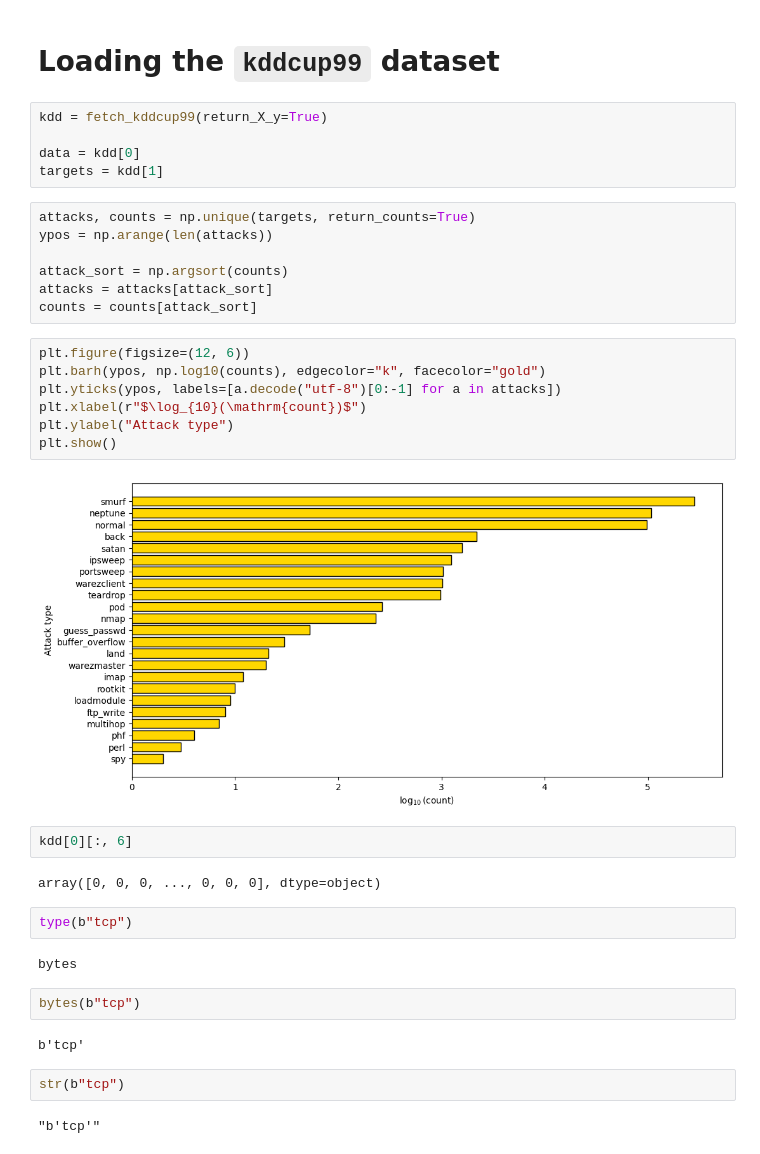
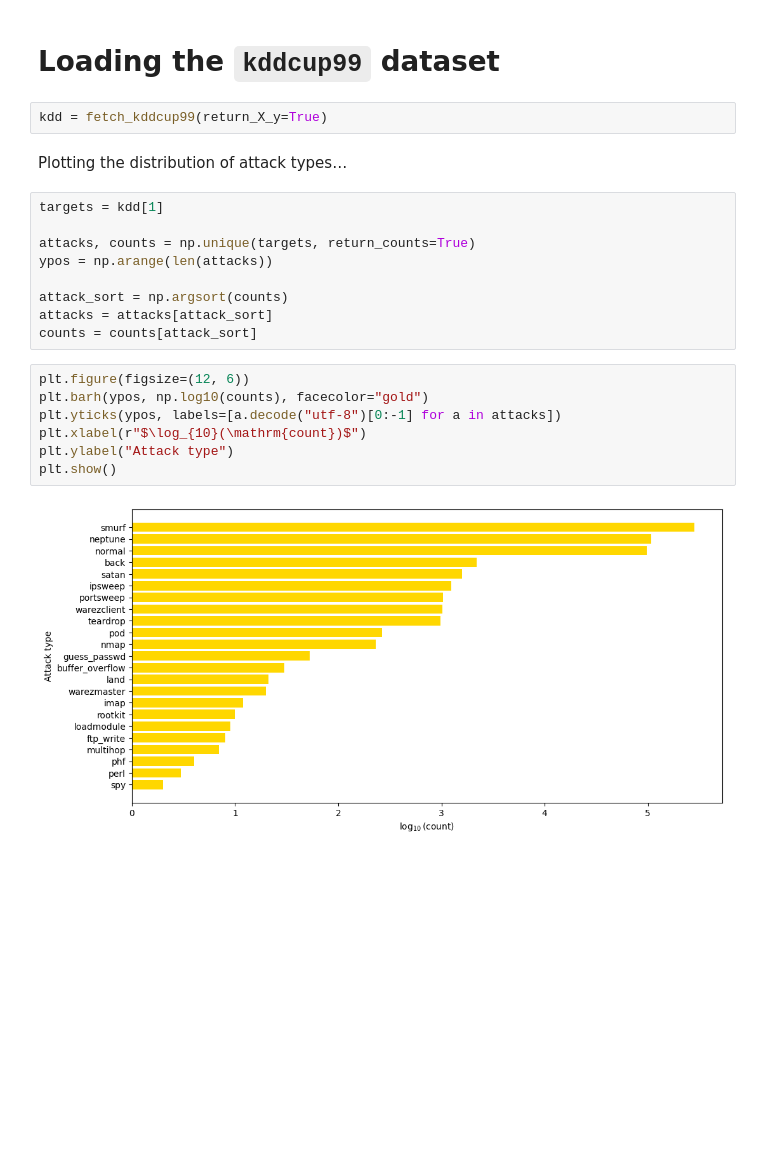
Before and after one commit to group9ine/distributed-k-means, a Jupyter notebook: notebooks/parallel_kmeans.ipynb, the cells around one changed output. Drawn from its saved outputs; the diff is of its cells as text; blank space fills up the shorter version.

```diff
--- a/notebooks/parallel_kmeans.ipynb
+++ b/notebooks/parallel_kmeans.ipynb
@@ -15,10 +15,11 @@ import matplotlib.pyplot as plt
 # Loading the `kddcup99` dataset
 # %%
 kdd = fetch_kddcup99(return_X_y=True)
-
-data = kdd[0]
-targets = kdd[1]
+# %% [markdown]
+Plotting the distribution of attack types…
 # %%
+targets = kdd[1]
+
 attacks, counts = np.unique(targets, return_counts=True)
 ypos = np.arange(len(attacks))
 
@@ -27,26 +28,10 @@ attacks = attacks[attack_sort]
 counts = counts[attack_sort]
 # %%
 plt.figure(figsize=(12, 6))
-plt.barh(ypos, np.log10(counts), edgecolor="k", facecolor="gold")
+plt.barh(ypos, np.log10(counts), facecolor="gold")
 plt.yticks(ypos, labels=[a.decode("utf-8")[0:-1] for a in attacks])
 plt.xlabel(r"$\log_{10}(\mathrm{count})$")
 plt.ylabel("Attack type")
 plt.show()
 # %% [output]
-[figure, old version]
+[figure, new version]
-# %%
-kdd[0][:, 6]
-# %% [output]
-array([0, 0, 0, ..., 0, 0, 0], dtype=object)
-# %%
-type(b"tcp")
-# %% [output]
-bytes
-# %%
-bytes(b"tcp")
-# %% [output]
-b'tcp'
-# %%
-str(b"tcp")
-# %% [output]
-"b'tcp'"
```
Also changed, not shown: parts of 6 cells of this notebook.
